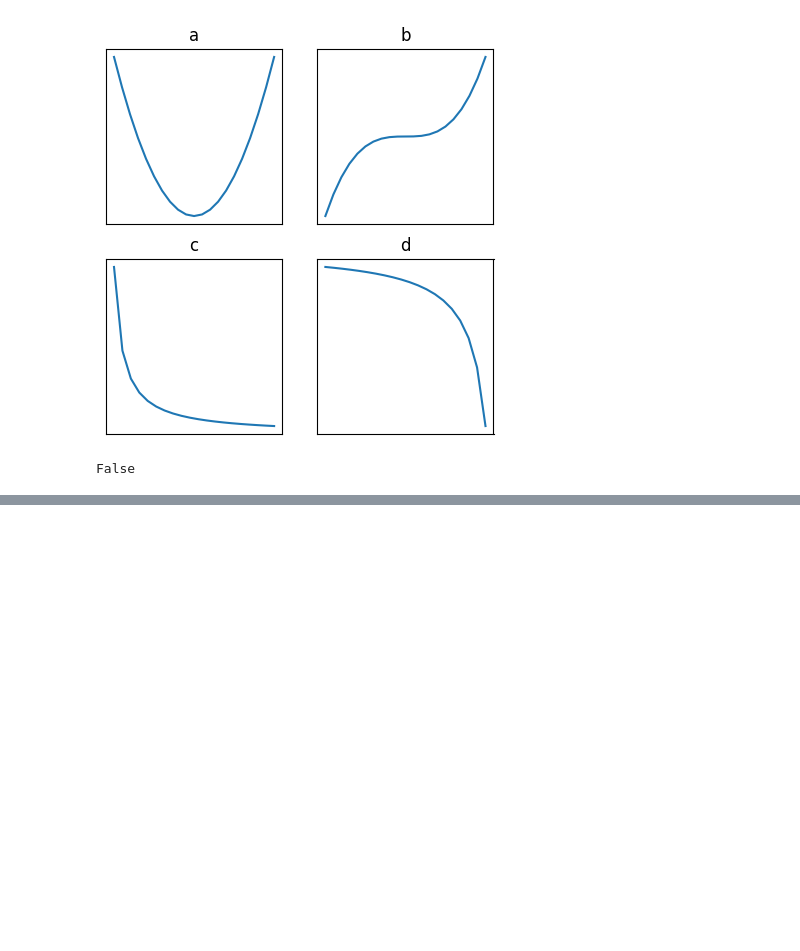
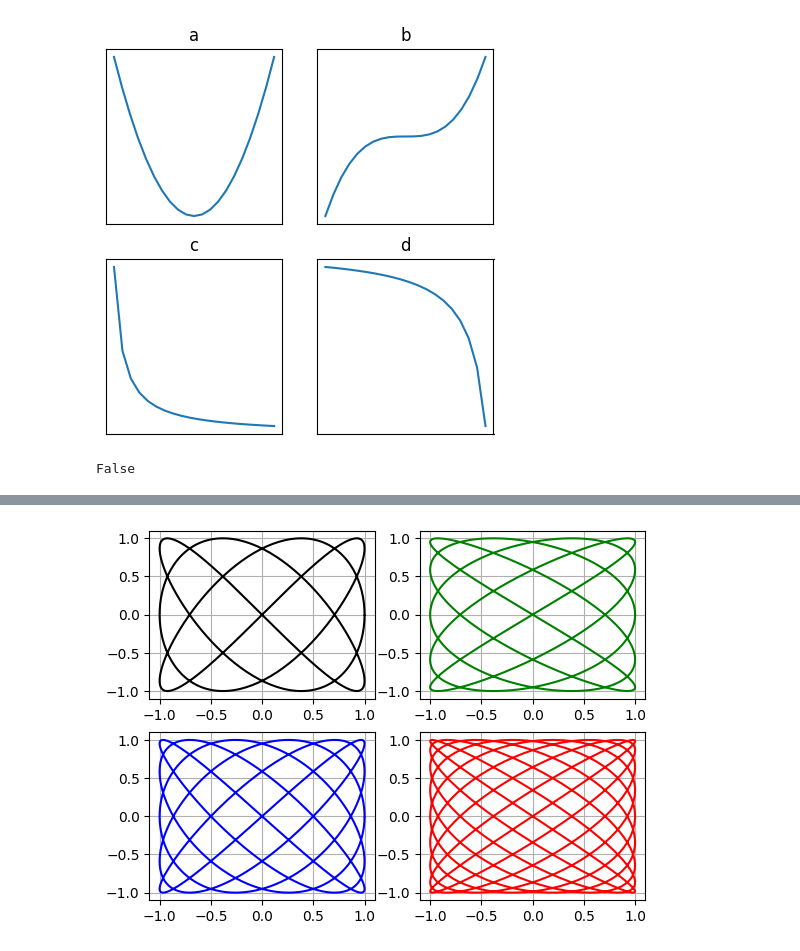
Before and after one commit to hoittoken/Python, a Jupyter notebook: Collabs/Quiz/quiz.ipynb, the cells around one changed output, grey strips where cells are left out. Saved outputs shown, nothing was run; the diff lists cells and outputs as text; code cells hidden in the pictures; blank space fills up the shorter version.

```diff
--- a/Collabs/Quiz/quiz.ipynb
+++ b/Collabs/Quiz/quiz.ipynb
@@ -3587,0 +3659,31 @@ False
+# %%
+import numpy as np
+from numpy import sin,pi
+import matplotlib.pyplot as plt
+m=[[3,4],[5,4],[5,6],[9,8]] # отношение круговых частот
+plt.figure(1)
+for i in m:
+         a=i[0]
+         b=i[1]
+         d=0.5*pi
+         x=[sin(a*t+d) for t in np.arange(0.,2*pi,0.01)]
+         y=[sin(b*t) for t in np.arange(0.,2*pi,0.01)]
+         if m.index(i)==0:
+                  plt.subplot(221)
+                  plt.plot(x, y, 'k') # график для различных отношений  a/b круговых частот
+                  plt.grid(True)
+         elif m.index(i)==1:
+                  plt.subplot(222)
+                  plt.plot(x, y, 'g')
+                  plt.grid(True)
+         elif m.index(i)==2:
+                  plt.subplot(223)
+                  plt.plot(x, y, 'b')
+                  plt.grid(True)
+         else:
+                  plt.subplot(224)
+                  plt.plot(x, y, 'r')
+                  plt.grid(True )
+plt.show()
+# %% [output]
+[figure, added]
```
Also changed, not shown: parts of 5 cells of this notebook, 6 other files.
